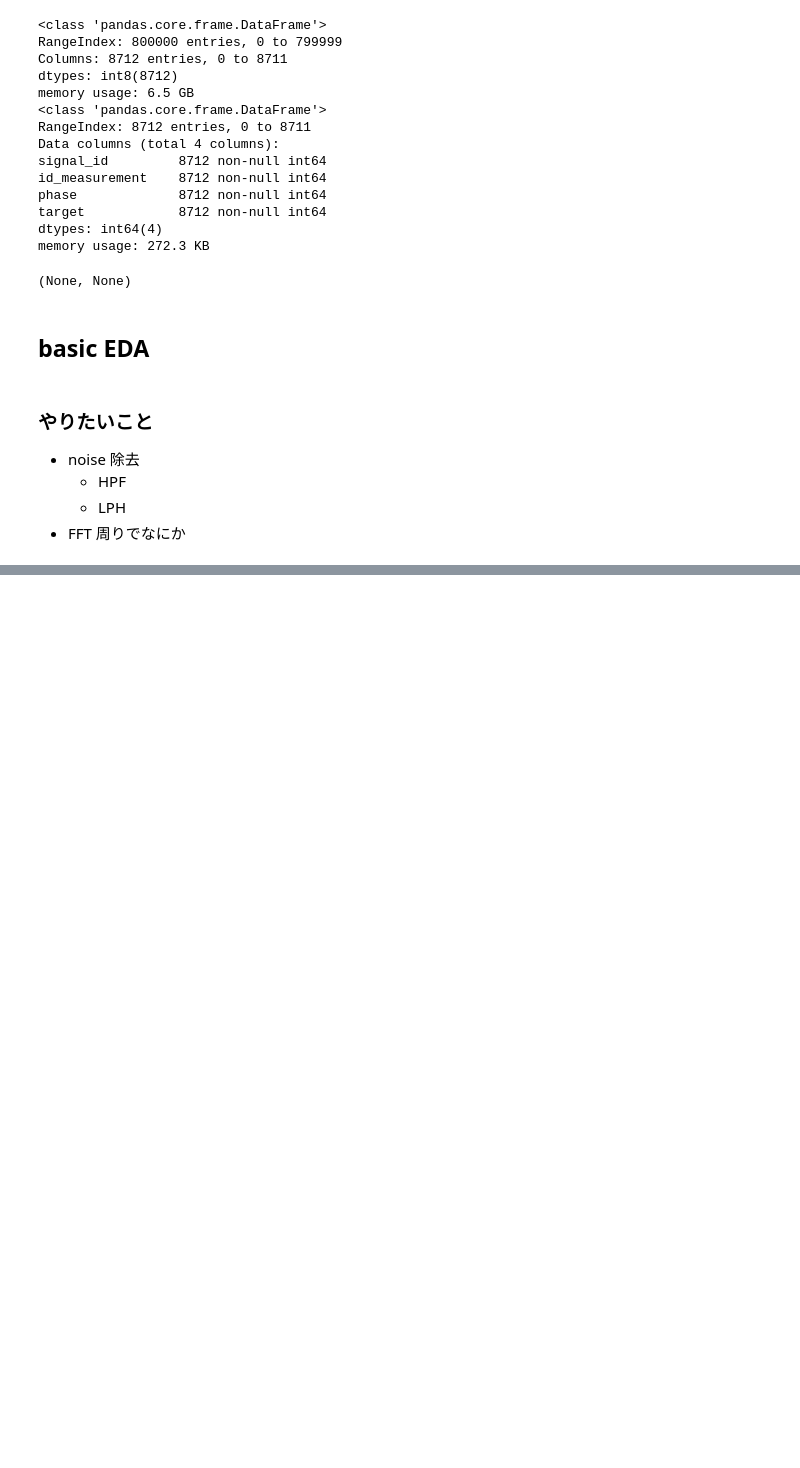
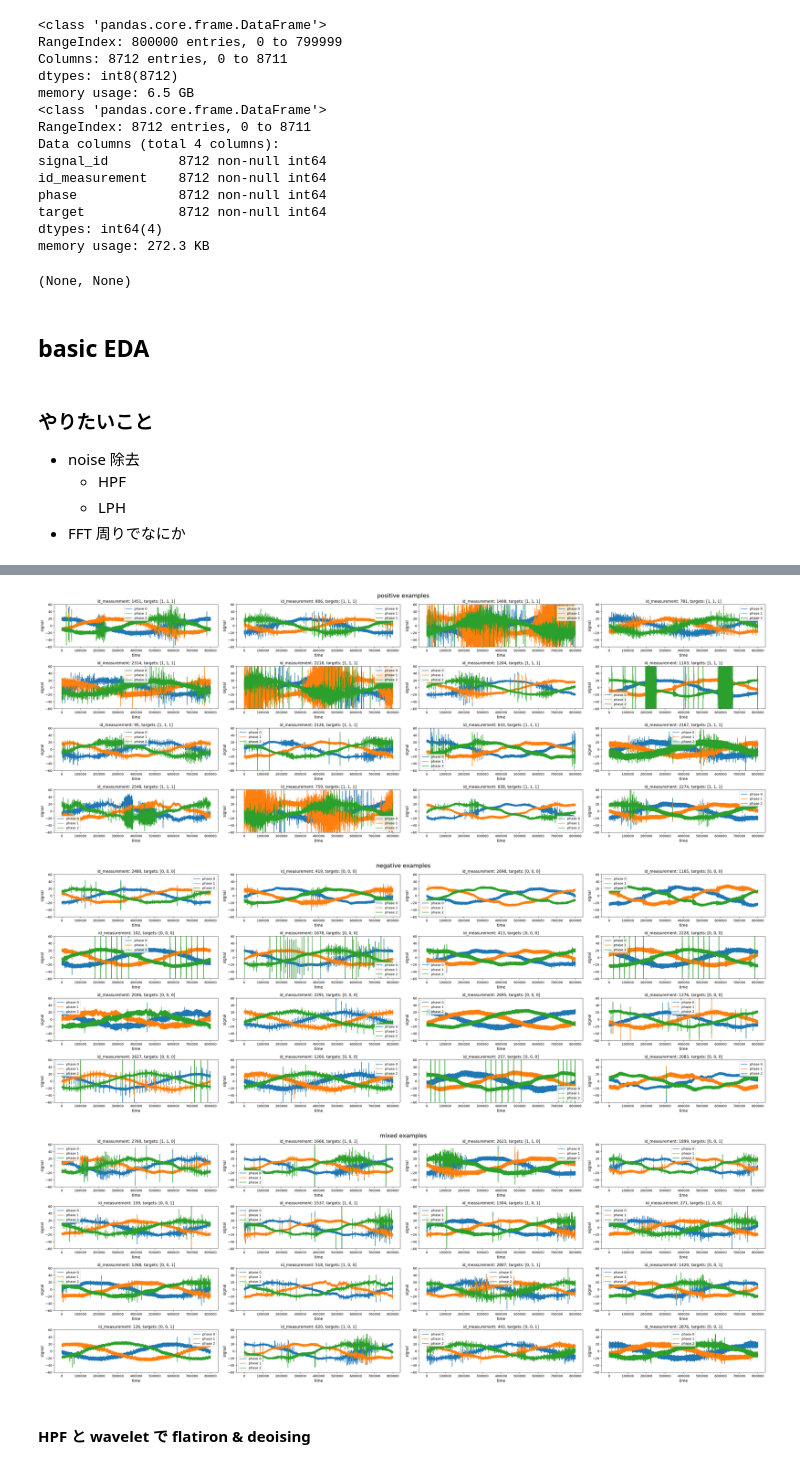
Before and after one commit to guchio3/kaggle-vsb, a Jupyter notebook: notebooks/e002_EDA.ipynb, the cells around one changed output, grey strips where cells are left out. Cells and saved outputs as stored; diff of their text form; code cells hidden in the pictures; blank space fills up the shorter version.

```diff
--- a/notebooks/e002_EDA.ipynb
+++ b/notebooks/e002_EDA.ipynb
@@ -173,0 +153,20 @@ pd.DataFrame(res[0])#.describe()
+# %%
+# とりあえず正例、負例をいくつかプロットしてみる
+positive_example_ids = trn_meta_df.groupby('id_measurement').sum().query('target == 3').sample(16, random_state=71).index
+negative_example_ids = trn_meta_df.groupby('id_measurement').sum().query('target == 0').sample(16, random_state=71).index
+mixed_example_ids = trn_meta_df.groupby('id_measurement').sum().query('target != 0 & target != 3').sample(16, random_state=71).index
+
+plt_3phase_currents(trn_df, trn_meta_df, positive_example_ids, title='positive examples', ylim=(-60, 60))
+plt.show()
+
+plt_3phase_currents(trn_df, trn_meta_df, negative_example_ids, title='negative examples', ylim=(-60, 60))
+plt.show()
+
+plt_3phase_currents(trn_df, trn_meta_df, mixed_example_ids, title='mixed examples', ylim=(-60, 60))
+plt.show()
+# %% [output]
+[figure, added]
+[figure, added]
+[figure, added]
+# %% [markdown]
+#### HPF と wavelet で flatiron & deoising
```
Also changed, not shown: parts of 13 cells of this notebook, 3 other files.
